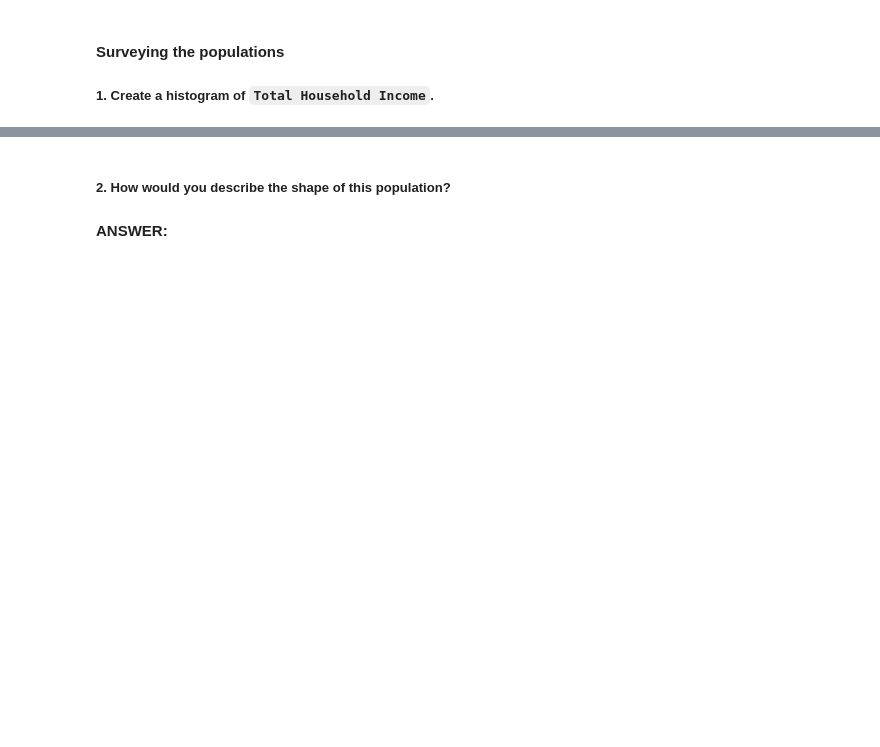
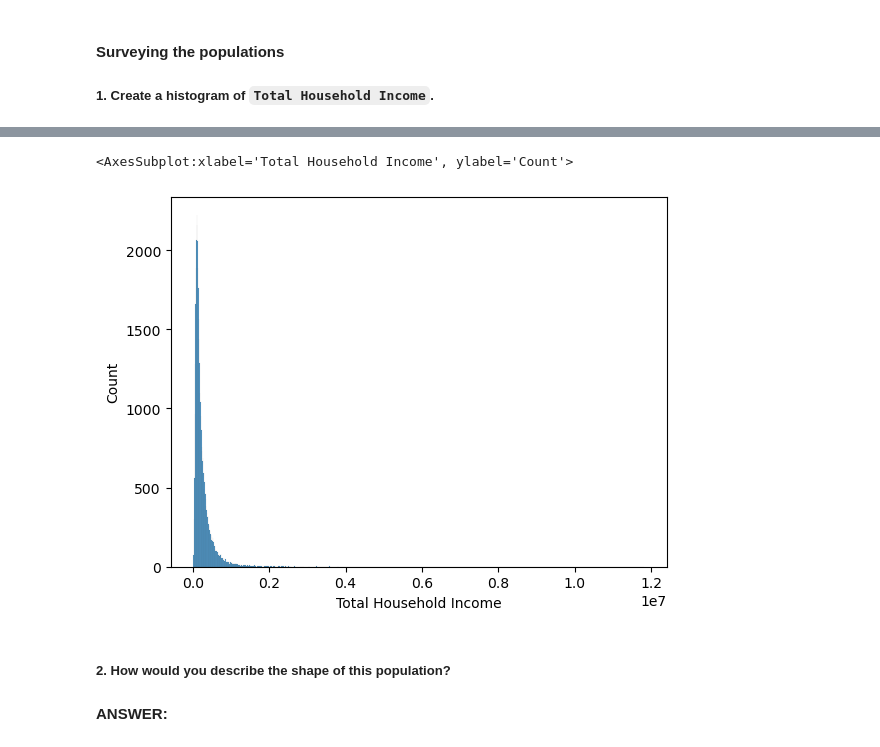
Before and after one commit to nhityv/IOD-testing, a Jupyter notebook: Module2/Labs2/IOD_Lab 2.1.3.ipynb, the cells around one changed output, grey strips where cells are left out. Drawn from its saved outputs; the diff is of its cells as text; code cells hidden in the pictures; blank space fills up the shorter version.

```diff
--- a/Module2/Labs2/IOD_Lab 2.1.3.ipynb
+++ b/Module2/Labs2/IOD_Lab 2.1.3.ipynb
@@ -41,3 +86,8 @@ house_hold_csv = "Family Income and Expenditure.csv"
+# %%
+sns.histplot(df['Total Household Income'])
+# %% [output]
+<AxesSubplot:xlabel='Total Household Income', ylabel='Count'>
+[figure, added]
 # %% [markdown]
 ##### 2. How would you describe the shape of this population?
 # %% [markdown]
```
Also changed, not shown: parts of 21 cells of this notebook, 6 other files.
